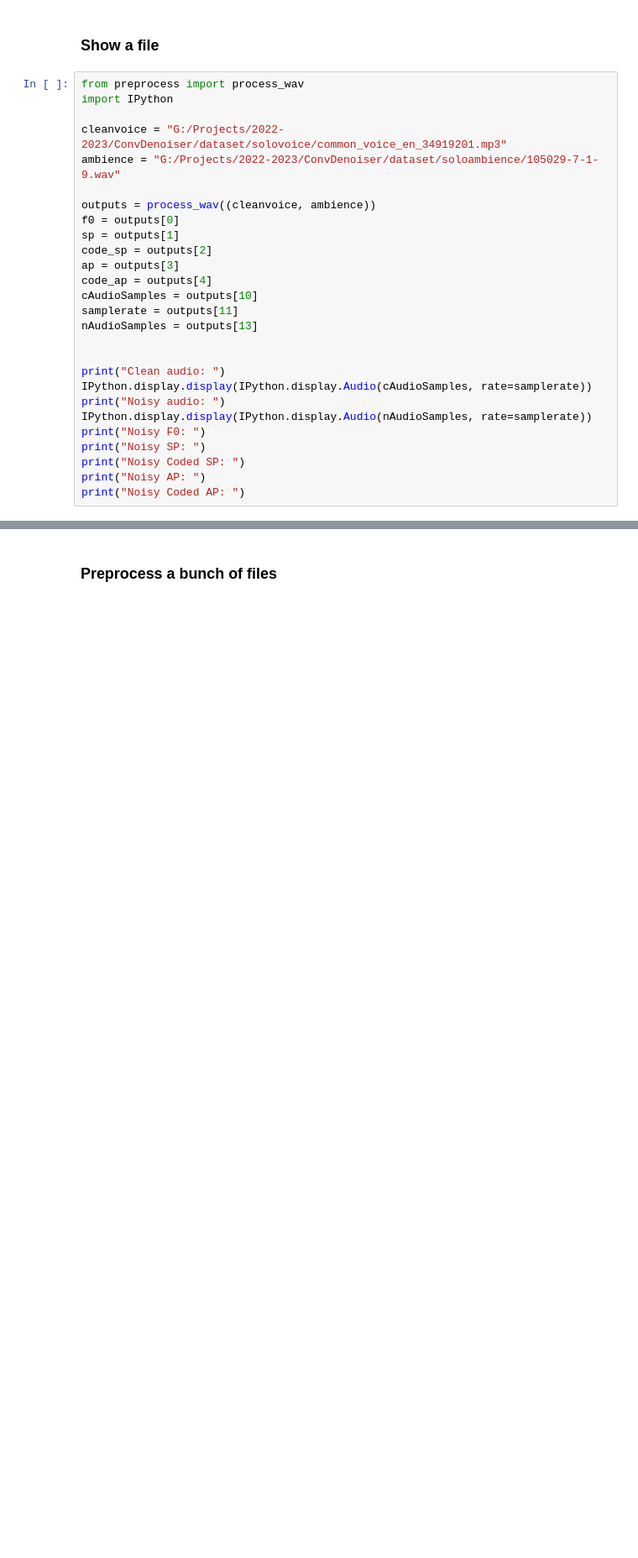
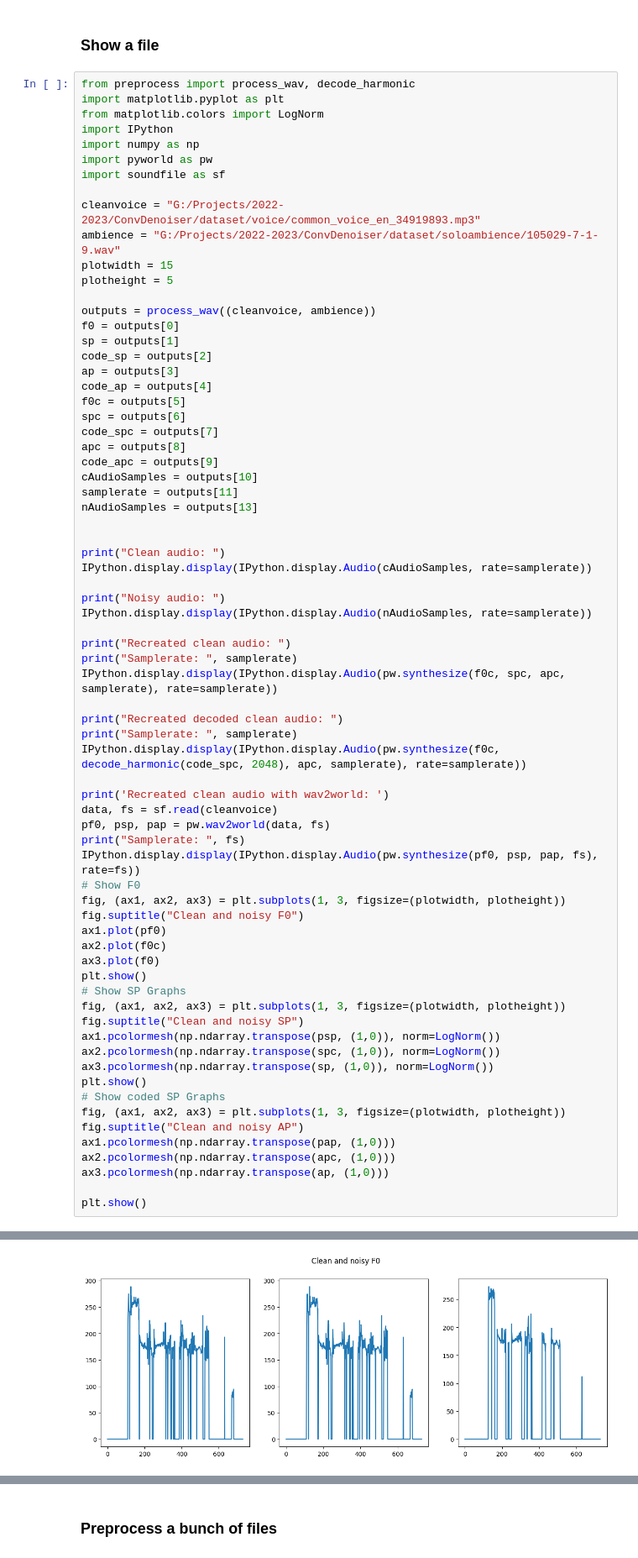
Before and after one commit to WouterBesse/ConvDenoiser, a Jupyter notebook: playground.ipynb, the cells around one changed output, grey strips where cells are left out. Shown at 84% size. Cells and saved outputs as stored; diff of their text form; blank space fills up the shorter version.

```diff
--- a/playground.ipynb
+++ b/playground.ipynb
@@ -32,11 +32,18 @@ torch.Size([1, 18, 129, 1])
 # %% [markdown]
 ### Show a file
 # %%
-from preprocess import process_wav
+from preprocess import process_wav, decode_harmonic
+import matplotlib.pyplot as plt
+from matplotlib.colors import LogNorm
 import IPython
+import numpy as np
+import pyworld as pw
+import soundfile as sf
 
-cleanvoice = "G:/Projects/2022-2023/ConvDenoiser/dataset/solovoice/common_voice_en_34919201.mp3"
+cleanvoice = "G:/Projects/2022-2023/ConvDenoiser/dataset/voice/common_voice_en_34919893.mp3"
 ambience = "G:/Projects/2022-2023/ConvDenoiser/dataset/soloambience/105029-7-1-9.wav"
+plotwidth = 15
+plotheight = 5
 
 outputs = process_wav((cleanvoice, ambience))
 f0 = outputs[0]
@@ -44,6 +51,11 @@ sp = outputs[1]
 code_sp = outputs[2]
 ap = outputs[3]
 code_ap = outputs[4]
+f0c = outputs[5]
+spc = outputs[6]
+code_spc = outputs[7]
+apc = outputs[8]
+code_apc = outputs[9]
 cAudioSamples = outputs[10]
 samplerate = outputs[11]
 nAudioSamples = outputs[13]
@@ -51,11 +63,43 @@ nAudioSamples = outputs[13]
 
 print("Clean audio: ")
 IPython.display.display(IPython.display.Audio(cAudioSamples, rate=samplerate))
+
 print("Noisy audio: ")
 IPython.display.display(IPython.display.Audio(nAudioSamples, rate=samplerate))
-print("Noisy F0: ")
-print("Noisy SP: ")
-print("Noisy Coded SP: ")
-print("Noisy AP: ")
-print("Noisy Coded AP: ")
+
+print("Recreated clean audio: ")
+print("Samplerate: ", samplerate)
+IPython.display.display(IPython.display.Audio(pw.synthesize(f0c, spc, apc, samplerate), rate=samplerate))
+
+print("Recreated decoded clean audio: ")
+print("Samplerate: ", samplerate)
+IPython.display.display(IPython.display.Audio(pw.synthesize(f0c, decode_harmonic(code_spc, 2048), apc, samplerate), rate=samplerate))
+
+print('Recreated clean audio with wav2world: ')
+data, fs = sf.read(cleanvoice)
+pf0, psp, pap = pw.wav2world(data, fs)
+print("Samplerate: ", fs)
+IPython.display.display(IPython.display.Audio(pw.synthesize(pf0, psp, pap, fs), rate=fs))
+# Show F0
+fig, (ax1, ax2, ax3) = plt.subplots(1, 3, figsize=(plotwidth, plotheight))
+fig.suptitle("Clean and noisy F0")
+ax1.plot(pf0)
+ax2.plot(f0c)
+ax3.plot(f0)
+plt.show()
+# Show SP Graphs
+fig, (ax1, ax2, ax3) = plt.subplots(1, 3, figsize=(plotwidth, plotheight))
+fig.suptitle("Clean and noisy SP")
+ax1.pcolormesh(np.ndarray.transpose(psp, (1,0)), norm=LogNorm())
+ax2.pcolormesh(np.ndarray.transpose(spc, (1,0)), norm=LogNorm())
+ax3.pcolormesh(np.ndarray.transpose(sp, (1,0)), norm=LogNorm())
+plt.show()
+# Show coded SP Graphs
+fig, (ax1, ax2, ax3) = plt.subplots(1, 3, figsize=(plotwidth, plotheight))
+fig.suptitle("Clean and noisy AP")
+ax1.pcolormesh(np.ndarray.transpose(pap, (1,0)))
+ax2.pcolormesh(np.ndarray.transpose(apc, (1,0)))
+ax3.pcolormesh(np.ndarray.transpose(ap, (1,0)))
+
+plt.show()
 # %% [output]
@@ -64,0 +122 @@ Hello World
+[figure, added]
```
Also changed, not shown: parts of 11 cells of this notebook.
